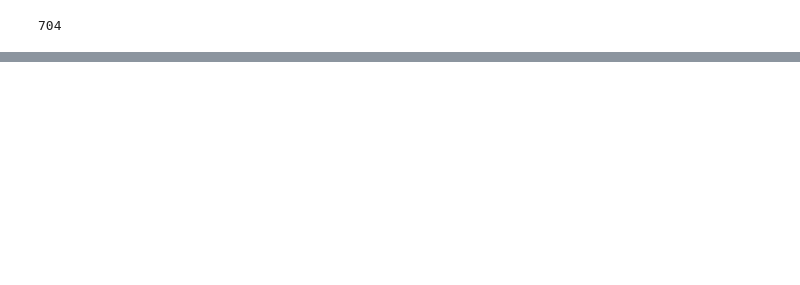
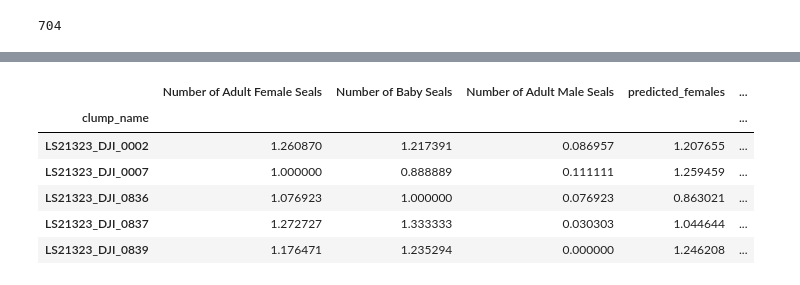
Before and after one commit to ishaansathaye/elephant-seals-detection, a Jupyter notebook: scripts/clump_nn.ipynb, the cells around one changed output, grey strips where cells are left out. Drawn from its saved outputs; the diff is of its cells as text; code cells hidden in the pictures; blank space fills up the shorter version.

```diff
--- a/scripts/clump_nn.ipynb
+++ b/scripts/clump_nn.ipynb
@@ -221,3 +264,16 @@ pva = pd.DataFrame({
+# %%
+# "micro" measures
+results.groupby(['clump_name'])[['Number of Adult Female Seals', 'Number of Baby Seals',
+                                 'Number of Adult Male Seals', 'predicted_females',
+                                 'predicted_cubs', 'predicted_males']].mean()
+# %% [output]
+|  | Number of Adult Female Seals | Number of Baby Seals | Number of Adult Male Seals | predicted_females | ... |
+| clump_name |  |  |  |  | ... |
+| LS21323_DJI_0002 | 1.260870 | 1.217391 | 0.086957 | 1.207655 | ... |
+| LS21323_DJI_0007 | 1.000000 | 0.888889 | 0.111111 | 1.259459 | ... |
+| LS21323_DJI_0836 | 1.076923 | 1.000000 | 0.076923 | 0.863021 | ... |
+| LS21323_DJI_0837 | 1.272727 | 1.333333 | 0.030303 | 1.044644 | ... |
+| LS21323_DJI_0839 | 1.176471 | 1.235294 | 0.000000 | 1.246208 | ... |
 # %%
 pva.groupby(['actual_females']).mean()['predicted_females']
 # %% [output]
```
Also changed, not shown: parts of 15 cells of this notebook, 1 other file.
